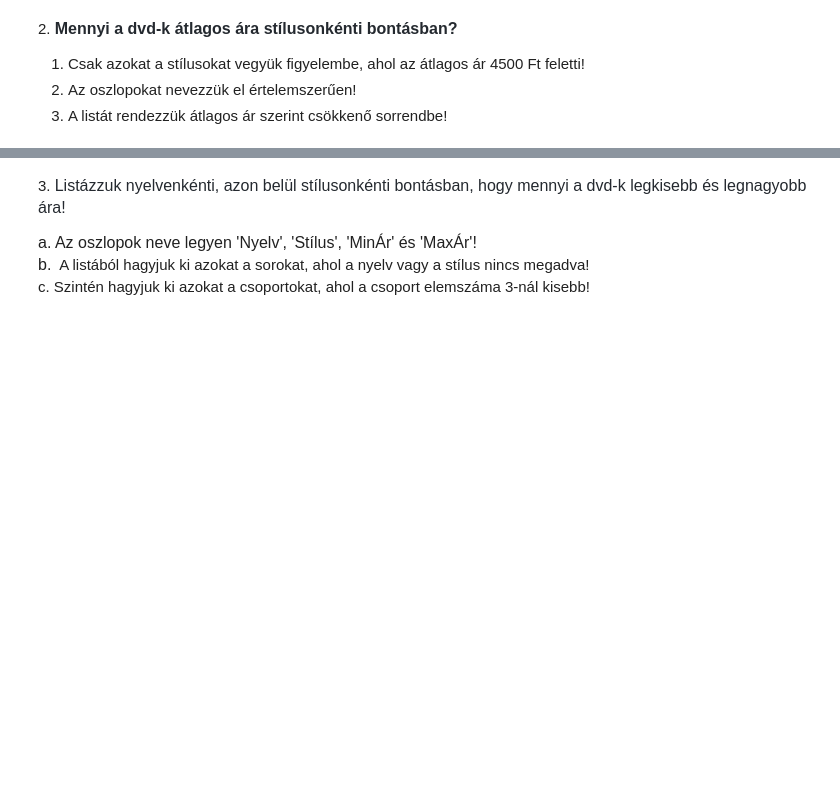
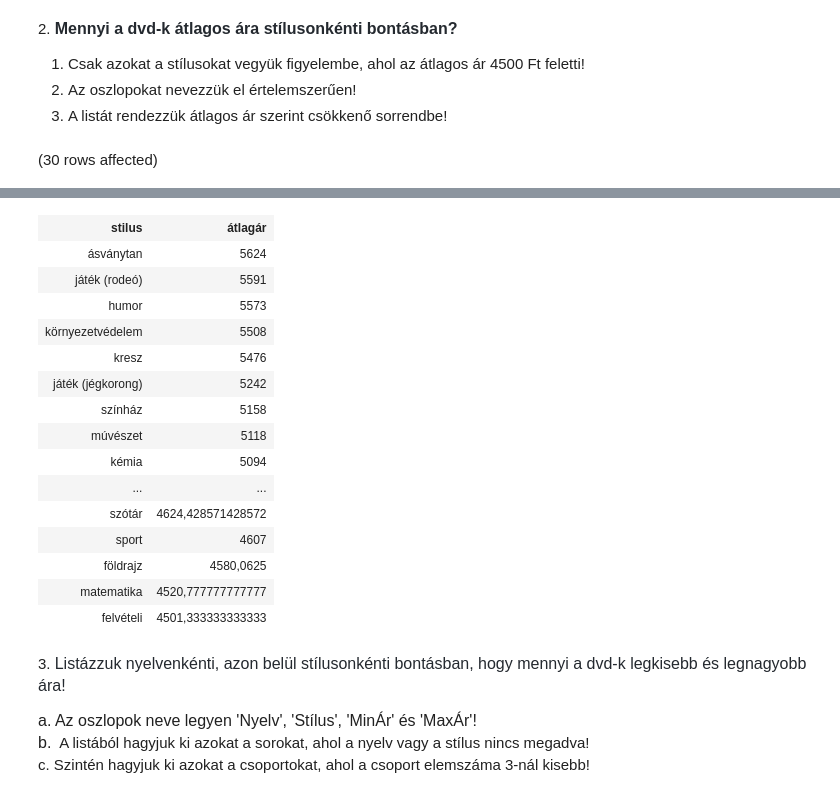
Before and after one commit to pmate04/databases, a Jupyter notebook: gyakorlat02_feladatok.ipynb, the cells around one changed output, grey strips where cells are left out. Saved outputs shown, nothing was run; the diff lists cells and outputs as text; code cells hidden in the pictures; blank space fills up the shorter version.

```diff
--- a/gyakorlat02_feladatok.ipynb
+++ b/gyakorlat02_feladatok.ipynb
@@ -11,3 +21,11 @@ APPROX_COUNT_DISTINCT
 1. Csak azokat a stílusokat vegyük figyelembe, ahol az átlagos ár 4500 Ft feletti!
 2. Az oszlopokat nevezzük el értelemszerűen!
 3. A listát rendezzük átlagos ár szerint csökkenő sorrendbe!
+# %%
+SELECT stilus, avg(nettoar) as átlagár
+FROM dvd
+group BY stilus
+HAVING AVG(nettoar) > 4500
+order by avg(nettoar) desc
+# %% [output]
+(30 rows affected)
@@ -14,3 +33,19 @@ APPROX_COUNT_DISTINCT
+| stilus | átlagár |
+| ásványtan | 5624 |
+| játék (rodeó) | 5591 |
+| humor | 5573 |
+| környezetvédelem | 5508 |
+| kresz | 5476 |
+| játék (jégkorong) | 5242 |
+| színház | 5158 |
+| múvészet | 5118 |
+| kémia | 5094 |
+| ... | ... |
+| szótár | 4624,428571428572 |
+| sport | 4607 |
+| földrajz | 4580,0625 |
+| matematika | 4520,777777777777 |
+| felvételi | 4501,333333333333 |
 # %% [markdown]
 3. <span style="color:rgb(36, 41, 47);font-family:-apple-system, BlinkMacSystemFont, &quot;Segoe UI&quot;, Helvetica, Arial, sans-serif, &quot;Apple Color Emoji&quot;, &quot;Segoe UI Emoji&quot;;font-size:16px;">Listázzuk nyelvenkénti, azon belül stílusonkénti bontásban, hogy mennyi a dvd-k legkisebb és legnagyobb ára!&nbsp;</span>
 
```
Also changed, not shown: parts of 4 cells of this notebook.
